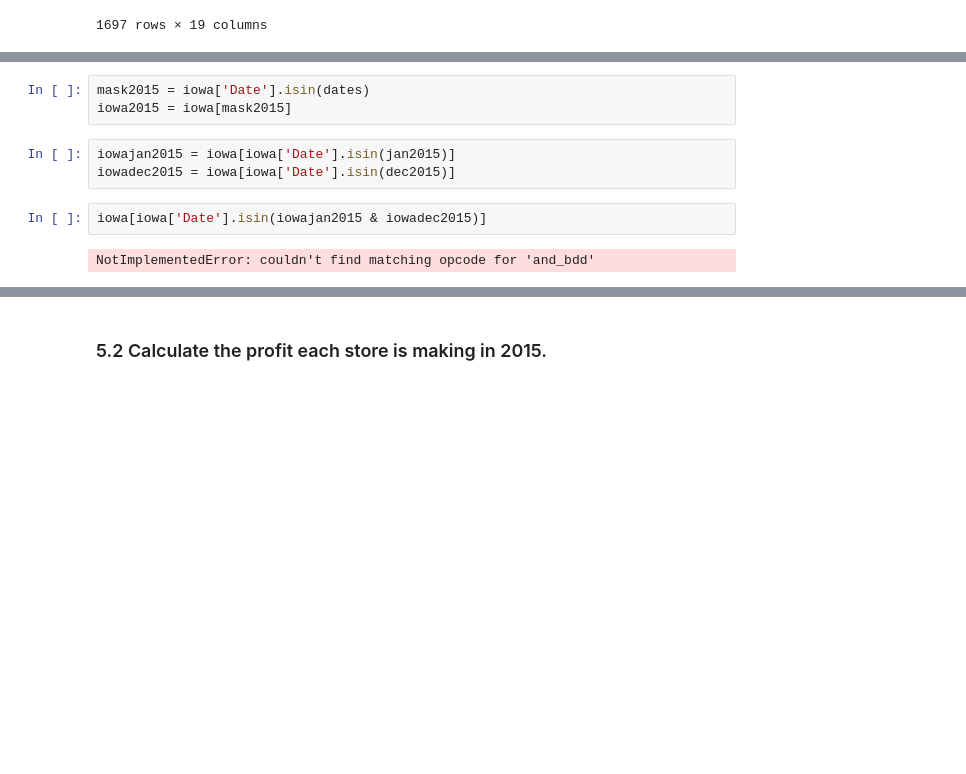
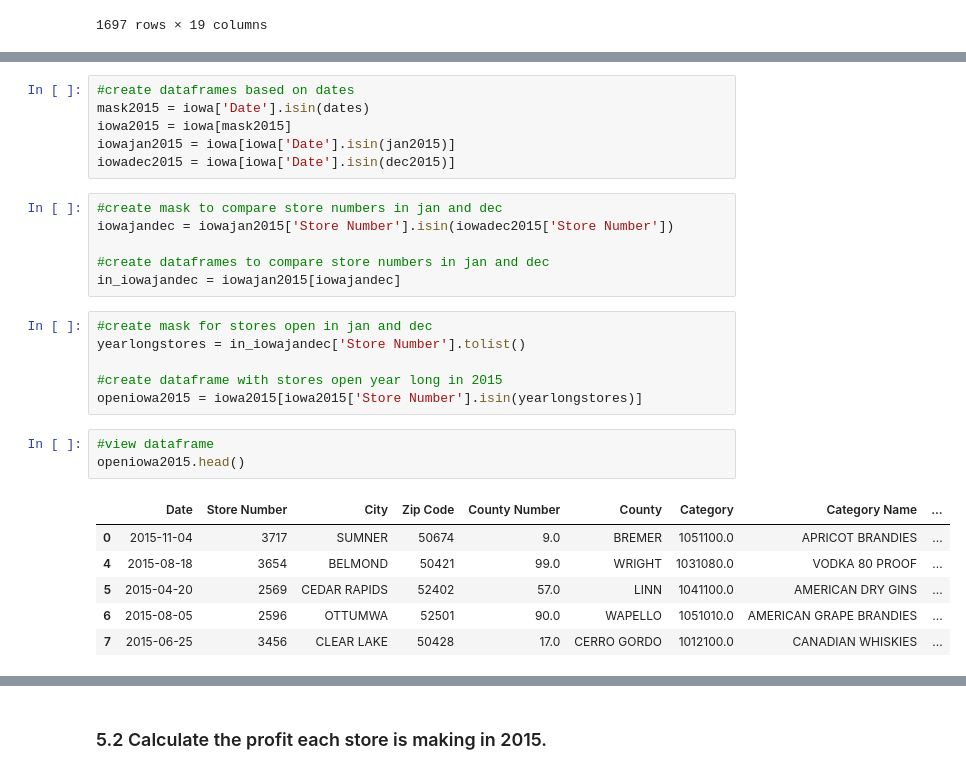
Before and after one commit to travelingvoid/Lana-DSI, a Jupyter notebook: In-progress Projects/project-2/project-02-iowa.ipynb, the cells around one changed output, grey strips where cells are left out. Drawn from its saved outputs; the diff is of its cells as text; blank space fills up the shorter version.

```diff
--- a/In-progress Projects/project-2/project-02-iowa.ipynb
+++ b/In-progress Projects/project-2/project-02-iowa.ipynb
@@ -193,13 +222,31 @@ It is up to you how you want to deal with this problem.
 dates = pd.date_range('2015-01', '2015-12-31')
 jan2015 =  pd.date_range('2015-01', '2015-01-31')
 dec2015 =  pd.date_range('2015-12', '2015-12-31')
-# %%
-mask2015 = iowa['Date'].isin(dates)
-iowa2015 = iowa[mask2015]
 # %%
+#create dataframes based on dates
+mask2015 = iowa['Date'].isin(dates)
+iowa2015 = iowa[mask2015]
 iowajan2015 = iowa[iowa['Date'].isin(jan2015)]
 iowadec2015 = iowa[iowa['Date'].isin(dec2015)]
-# %%
-iowa[iowa['Date'].isin(iowajan2015 & iowadec2015)]
-# %% [output]
-NotImplementedError: couldn't find matching opcode for 'and_bdd'
+# %%
+#create mask to compare store numbers in jan and dec
+iowajandec = iowajan2015['Store Number'].isin(iowadec2015['Store Number'])
+
+#create dataframes to compare store numbers in jan and dec
+in_iowajandec = iowajan2015[iowajandec]
+# %%
+#create mask for stores open in jan and dec
+yearlongstores = in_iowajandec['Store Number'].tolist()
+
+#create dataframe with stores open year long in 2015
+openiowa2015 = iowa2015[iowa2015['Store Number'].isin(yearlongstores)]
+# %%
+#view dataframe
+openiowa2015.head()
+# %% [output]
+|  | Date | Store Number | City | Zip Code | County Number | County | Category | Category Name | ... |
+| 0 | 2015-11-04 | 3717 | SUMNER | 50674 | 9.0 | BREMER | 1051100.0 | APRICOT BRANDIES | ... |
+| 4 | 2015-08-18 | 3654 | BELMOND | 50421 | 99.0 | WRIGHT | 1031080.0 | VODKA 80 PROOF | ... |
+| 5 | 2015-04-20 | 2569 | CEDAR RAPIDS | 52402 | 57.0 | LINN | 1041100.0 | AMERICAN DRY GINS | ... |
+| 6 | 2015-08-05 | 2596 | OTTUMWA | 52501 | 90.0 | WAPELLO | 1051010.0 | AMERICAN GRAPE BRANDIES | ... |
+| 7 | 2015-06-25 | 3456 | CLEAR LAKE | 50428 | 17.0 | CERRO GORDO | 1012100.0 | CANADIAN WHISKIES | ... |
```
Also changed, not shown: parts of 29 cells of this notebook, 2 other files.
